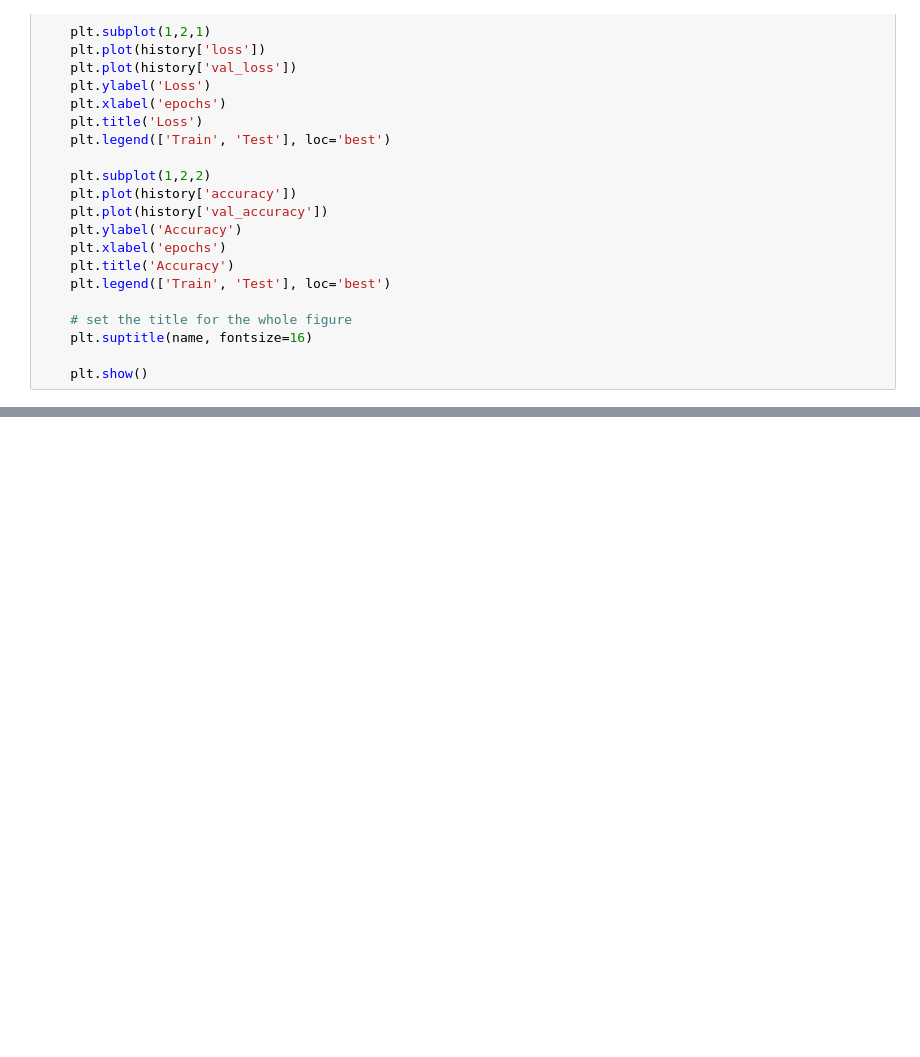
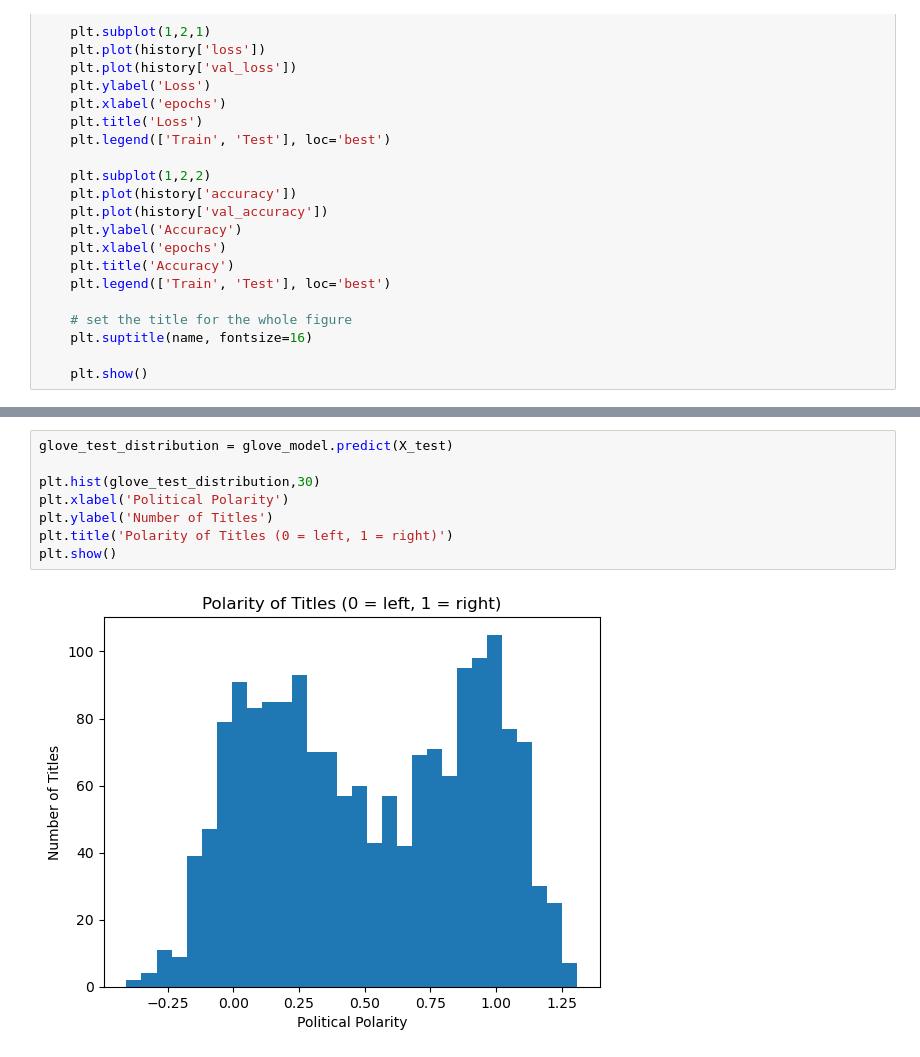
Before and after one commit to EliasLMann/pol-embed-bias, a Jupyter notebook: main.ipynb, the cells around one changed output, grey strips where cells are left out. Cells and saved outputs as stored; diff of their text form; blank space fills up the shorter version.

```diff
--- a/main.ipynb
+++ b/main.ipynb
@@ -377,0 +365,10 @@ Actual: 1
+# %%
+glove_test_distribution = glove_model.predict(X_test)
+
+plt.hist(glove_test_distribution,30)
+plt.xlabel('Political Polarity')
+plt.ylabel('Number of Titles')
+plt.title('Polarity of Titles (0 = left, 1 = right)')
+plt.show()
+# %% [output]
+[figure, added]
```
Also changed, not shown: parts of 27 cells of this notebook, 1 other file.
